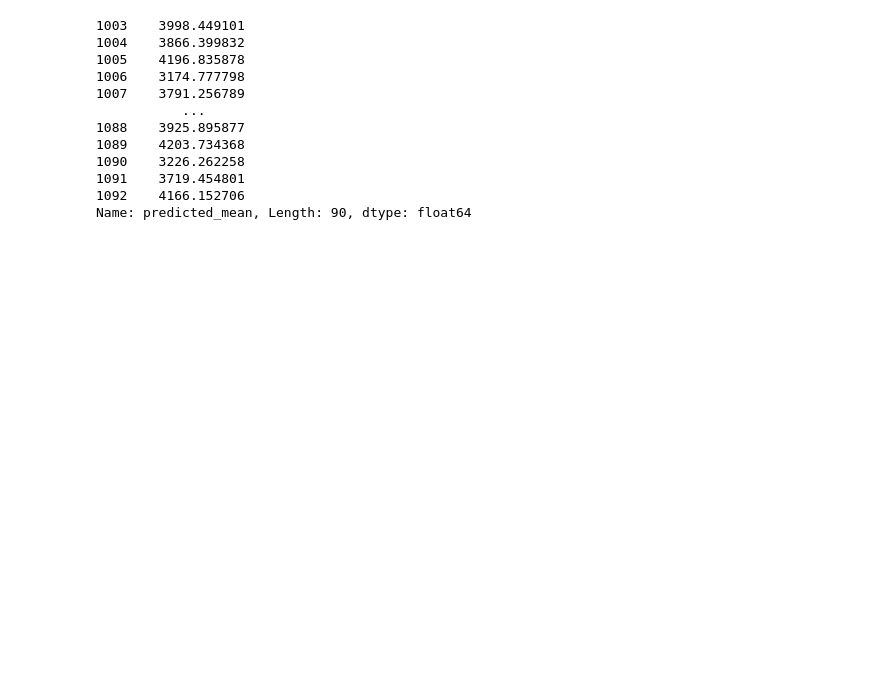
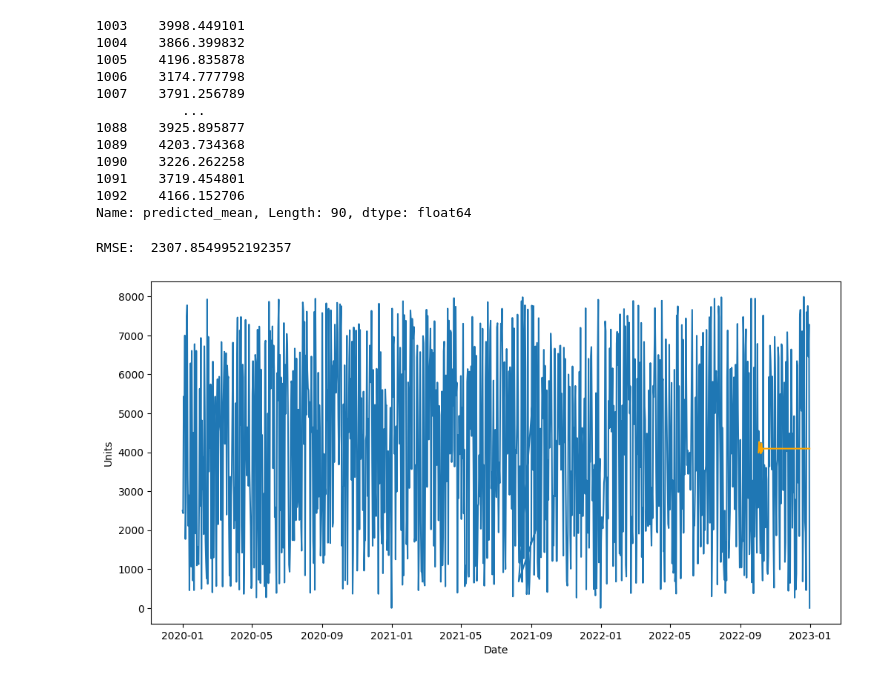
Before and after one commit to Azidalus/Demand-Forecasting-Web-app, a Jupyter notebook: notebooks/model testing.ipynb, the cells around one changed output. Cells and saved outputs as stored; diff of their text form; code cells hidden in the pictures; blank space fills up the shorter version.

```diff
--- a/notebooks/model testing.ipynb
+++ b/notebooks/model testing.ipynb
@@ -255,3 +253,27 @@ forecast1 = final_model.get_forecast(steps=90)
 1091    3719.454801
 1092    4166.152706
 Name: predicted_mean, Length: 90, dtype: float64
+# %%
+from pmdarima import auto_arima
+
+train = df[['Date','Units']][:-90].set_index('Date')
+test = df[['Date','Units']][-90:].set_index('Date')
+#y_train = y[:-90]
+#y_test = y[-90:]
+sarima = auto_arima(train, seasonal=True, m=7)
+predictions = sarima.predict(n_periods=len(test))
+rmse = root_mean_squared_error(test, predictions)
+print('RMSE: ', rmse)
+# %% [output]
+RMSE:  2307.8549952192357
+# %%
+import matplotlib.pyplot as plt
+all_data = df[['Date','Units']].set_index('Date')
+plt.figure(figsize=(12,6))
+plt.plot(all_data, label='Observed')
+plt.plot(test.index, predictions, label='Forecast', color='orange')
+plt.xlabel('Date')
+plt.ylabel('Units')
+plt.show()
+# %% [output]
+[figure, added]
```
Also changed, not shown: parts of 4 cells of this notebook.
